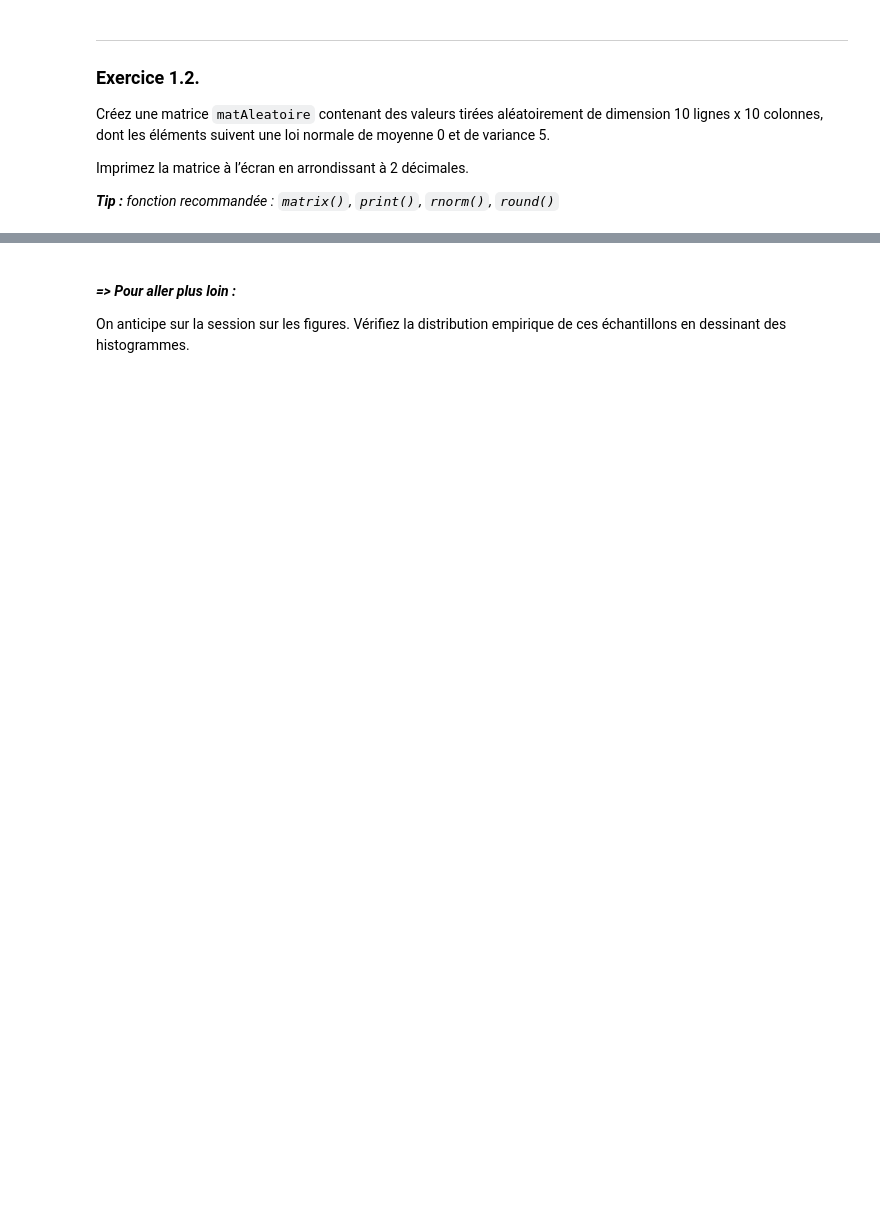
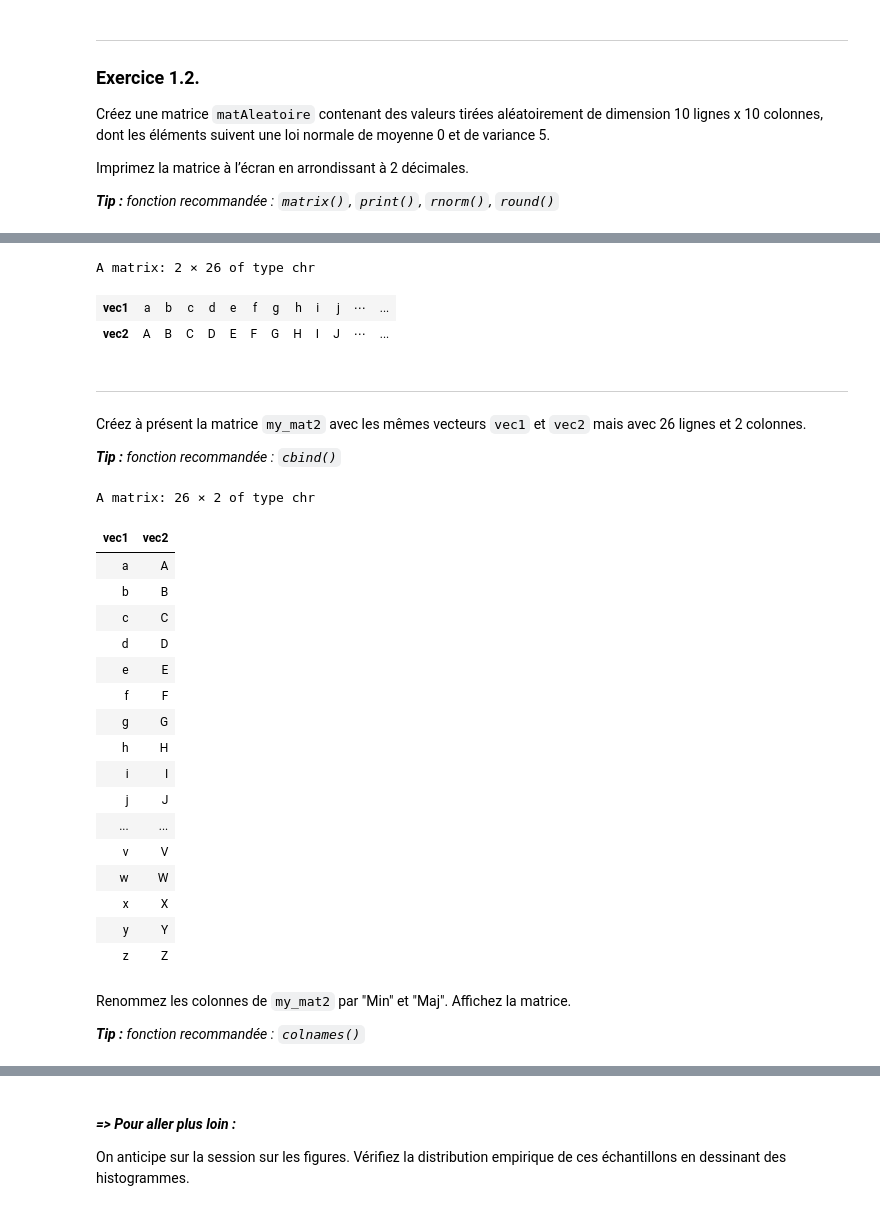
Before and after one commit to CVandiedonck/teaching_notebooks, a Jupyter notebook: MEG_M1_UE5/R2_practice_corrections.ipynb, the cells around one changed output, grey strips where cells are left out. Drawn from its saved outputs; the diff is of its cells as text; code cells hidden in the pictures; blank space fills up the shorter version.

```diff
--- a/MEG_M1_UE5/R2_practice_corrections.ipynb
+++ b/MEG_M1_UE5/R2_practice_corrections.ipynb
@@ -170,0 +255,41 @@ print(round(matAleatoire, digits = 2))
+# %%
+my_mat <- rbind(vec1, vec2)
+my_mat
+# %% [output]
+A matrix: 2 × 26 of type chr
+| vec1 | a | b | c | d | e | f | g | h | i | j | ⋯ | ... |
+| vec2 | A | B | C | D | E | F | G | H | I | J | ⋯ | ... |
+# %% [markdown]
+---
+
+Créez à présent la matrice `my_mat2` avec les mêmes vecteurs `vec1` et `vec2` mais avec 26 lignes et 2 colonnes.
+
+*__Tip :__*
+_fonction recommandée : `cbind()`_
+# %%
+my_mat2 <- cbind(vec1, vec2)
+my_mat2
+# %% [output]
+A matrix: 26 × 2 of type chr
+| vec1 | vec2 |
+| a | A |
+| b | B |
+| c | C |
+| d | D |
+| e | E |
+| f | F |
+| g | G |
+| h | H |
+| i | I |
+| j | J |
+| ... | ... |
+| v | V |
+| w | W |
+| x | X |
+| y | Y |
+| z | Z |
+# %% [markdown]
+Renommez les colonnes de `my_mat2` par "Min" et "Maj". Affichez la matrice.
+
+*__Tip :__*
+_fonction recommandée : `colnames()`_
```
Also changed, not shown: parts of 40 cells of this notebook, 8 other files.
